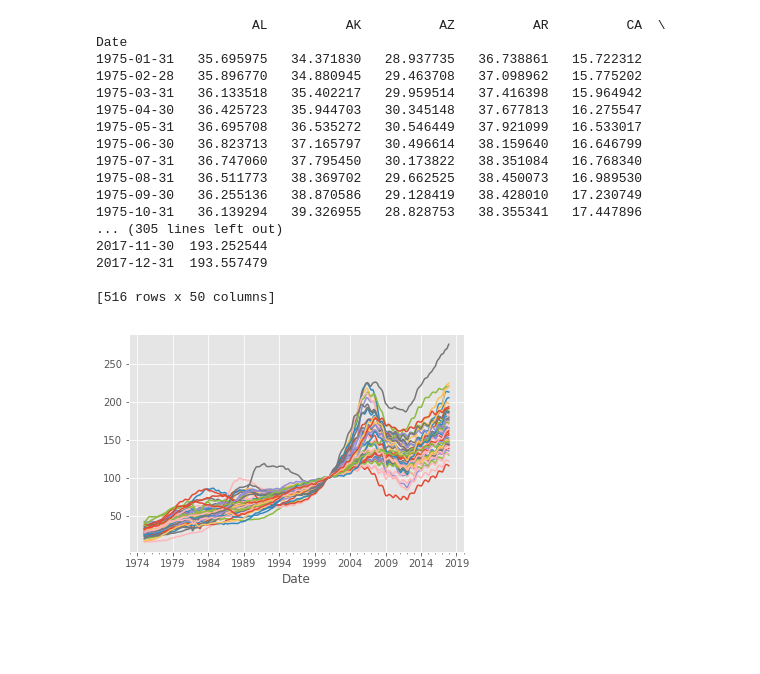
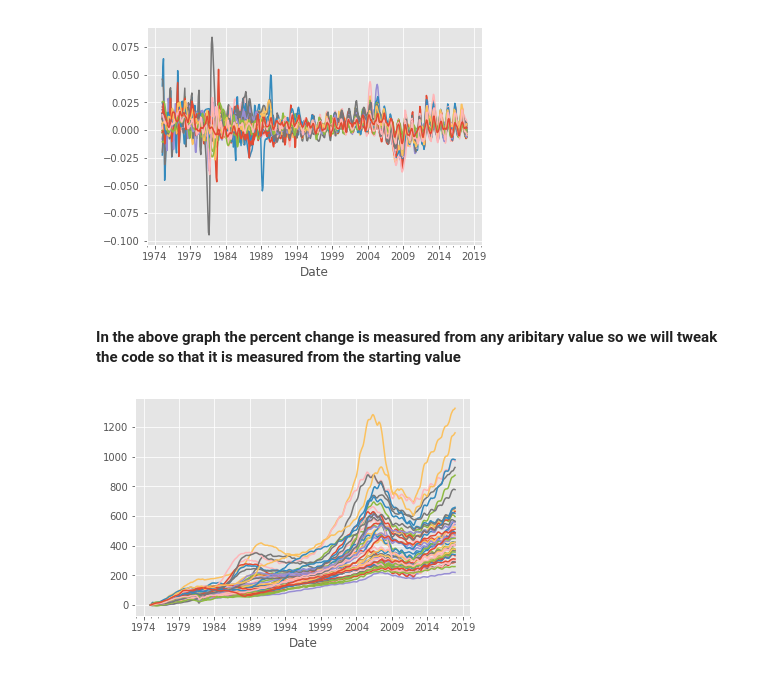
Before and after one commit to anurag19997/Sentdex-Practice, a Jupyter notebook: Building dataset.ipynb, the cells around one changed output. Cells and saved outputs as stored; diff of their text form; code cells hidden in the pictures; blank space fills up the shorter version.

Commit message:
used starting value for percentage change

```diff
--- a/Building dataset.ipynb
+++ b/Building dataset.ipynb
@@ -35,22 +38,9 @@ def grab_initial_state_data():
 grab_initial_state_data()
 # %%
 HPI_data = pd.read_pickle('pickle.pickle')
-print(HPI_data)
+HPI_data.pct_change().plot()
+plt.legend().remove()
 # %% [output]
-                    AL          AK          AZ          AR          CA  \
-Date
-1975-01-31   35.695975   34.371830   28.937735   36.738861   15.722312
-1975-02-28   35.896770   34.880945   29.463708   37.098962   15.775202
-1975-03-31   36.133518   35.402217   29.959514   37.416398   15.964942
-1975-04-30   36.425723   35.944703   30.345148   37.677813   16.275547
-1975-05-31   36.695708   36.535272   30.546449   37.921099   16.533017
-1975-06-30   36.823713   37.165797   30.496614   38.159640   16.646799
-1975-07-31   36.747060   37.795450   30.173822   38.351084   16.768340
-1975-08-31   36.511773   38.369702   29.662525   38.450073   16.989530
-1975-09-30   36.255136   38.870586   29.128419   38.428010   17.230749
-1975-10-31   36.139294   39.326955   28.828753   38.355341   17.447896
-... (305 lines left out)
-2017-11-30  193.252544
-2017-12-31  193.557479
-
-[516 rows x 50 columns]
+[figure, added]
+# %% [markdown]
+#### In the above graph the percent change is measured from any aribitary value so we will tweak the code so that it is measured from the starting value
@@ -57,5 +57,6 @@ Date
 # %%
-HPI_data.plot()
+HPI_pct_change_data = pd.read_pickle('fiddy_states3.pickle')
+HPI_pct_change_data.plot()
 plt.legend().remove()
 # %% [output]
-[figure, old version]
+[figure, new version]
```
Also changed, not shown: parts of 2 cells of this notebook, 1 other file.
